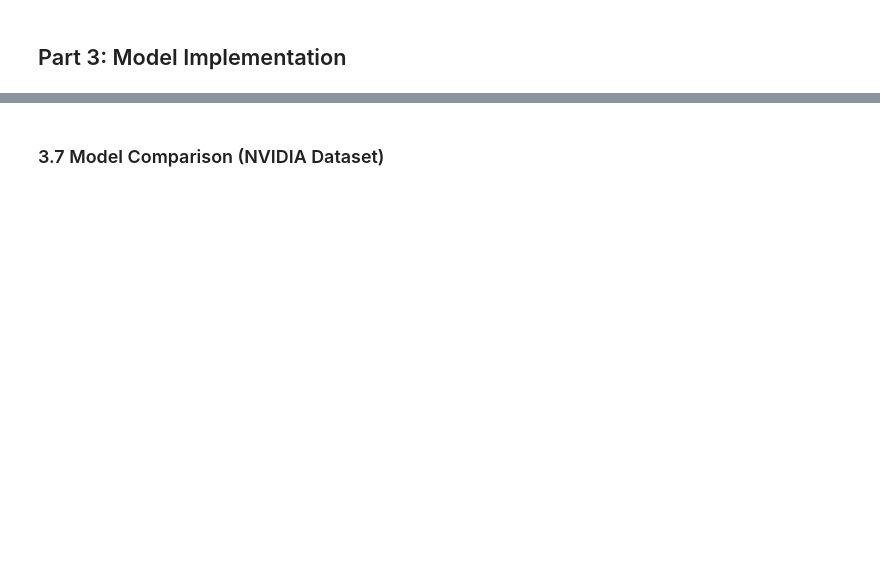
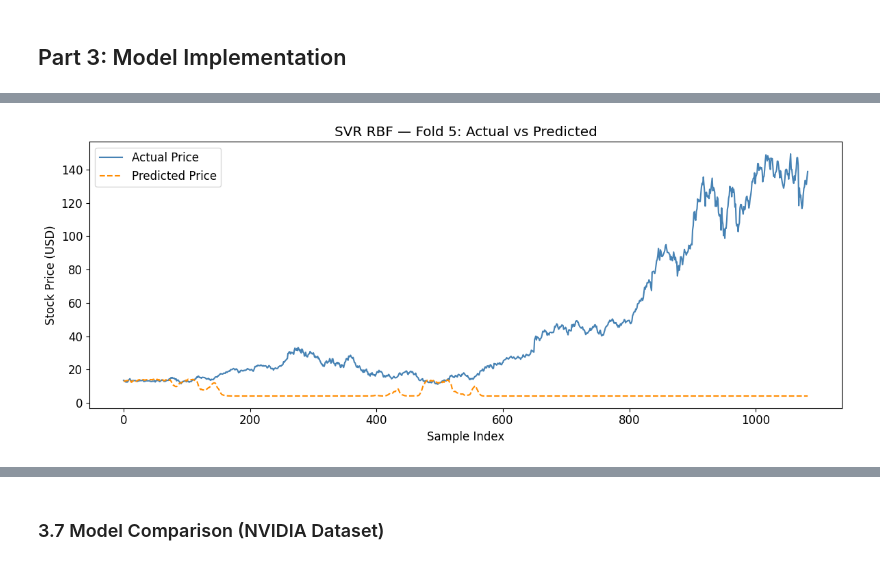
Before and after one commit to IntelligentSystemsProject/Stock-Market-Project, a Jupyter notebook: project.ipynb, the cells around one changed output, grey strips where cells are left out. Cells and saved outputs as stored; diff of their text form; code cells hidden in the pictures; blank space fills up the shorter version.

```diff
--- a/project.ipynb
+++ b/project.ipynb
@@ -738,0 +155,31 @@ R²: 0.9976
+# %%
+from sklearn.svm import SVR
+from sklearn.preprocessing import MinMaxScaler
+from sklearn.metrics import mean_absolute_error, mean_squared_error, r2_score
+
+svr_cv_scores  = []
+svr_fold_preds = {}
+
+for fold, (tr_idx, te_idx) in enumerate(tscv.split(data_raw)):
+    sc = MinMaxScaler()
+    tr_sc = sc.fit_transform(data_raw[tr_idx])
+    te_sc = sc.transform(data_raw[te_idx])
+
+    Xtr, ytr = make_windows(tr_sc, window_size, target_index)
+    Xte, yte  = make_windows(te_sc, window_size, target_index)
+    if len(Xte) == 0:
+        continue
+
+    svr = SVR(kernel='rbf', C=100, gamma='scale', epsilon=0.01)
+    svr.fit(Xtr, ytr)
+    yp = svr.predict(Xte)
+
+    yp_act = inv_scale(yp,  sc, target_index)
+    yt_act = inv_scale(yte, sc, target_index)
+
+    mae  = mean_absolute_error(yt_act, yp_act)
+    rmse = np.sqrt(mean_squared_error(yt_act, yp_act))
+    r2   = r2_score(yt_act, yp_act)
+    svr_cv_scores.append({'fold': fold+1, 'MAE': mae, 'RMSE': rmse, 'R²': r2})
+    svr_fold_preds[fold+1] = (yt_act, yp_act)
+    print(f"Fold {fold+1}: MAE=${mae:.4f}  RMSE=${rmse:.4f}  R²={r2:.4f}")
@@ -738,0 +211,11 @@ R²: 0.9976
+# %%
+last_fold = max(svr_fold_preds.keys())
+yt_plot, yp_plot = svr_fold_preds[last_fold]
+plt.figure(figsize=(12, 5))
+plt.plot(yt_plot, label='Actual Price',    color='steelblue',  linewidth=1.5)
+plt.plot(yp_plot, label='Predicted Price', color='darkorange', linewidth=1.5, linestyle='--')
+plt.title(f"SVR RBF — Fold {last_fold}: Actual vs Predicted")
+plt.xlabel("Sample Index"); plt.ylabel("Stock Price (USD)")
+plt.legend(); plt.tight_layout(); plt.show()
+# %% [output]
+[figure, added]
```
Also changed, not shown: parts of 89 cells of this notebook, 1 other file.
